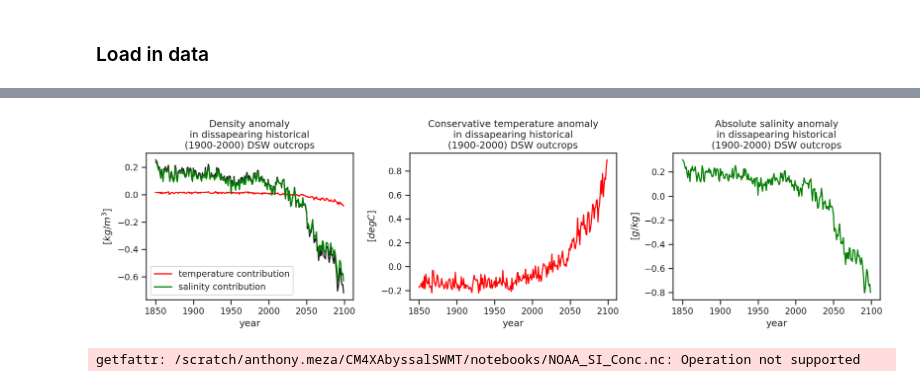
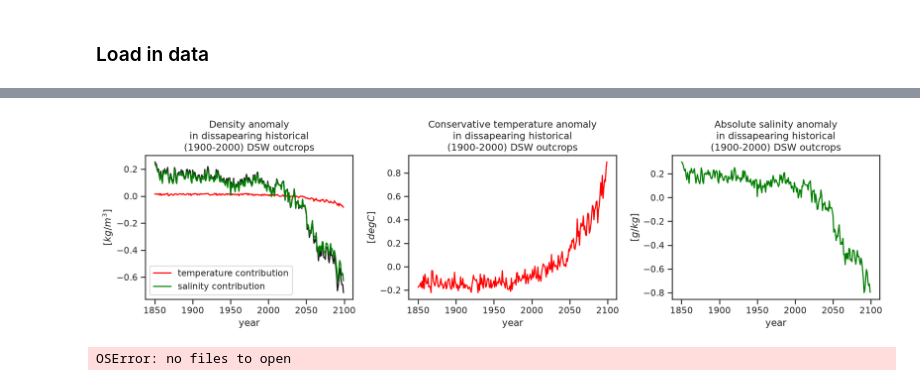
Before and after one commit to anthony-meza/CM4XAbyssalSWMT, a Jupyter notebook: notebooks/4.plotting_SouthernOcean_Surface_Budget_Paper_Analysis.ipynb, the cells around one changed output, grey strips where cells are left out. Saved outputs shown, nothing was run; the diff lists cells and outputs as text; code cells hidden in the pictures.

```diff
--- a/notebooks/4.plotting_SouthernOcean_Surface_Budget_Paper_Analysis.ipynb
+++ b/notebooks/4.plotting_SouthernOcean_Surface_Budget_Paper_Analysis.ipynb
@@ -148,7 +141,7 @@ toTg = 1e-9
 mass_flux_units_conversion = toTg / (ds_sfc_SWMT.areacello * ds_sfc_SWMT.wet)
 mass_flux_units = r"$Tg/s / m^2$"
 # %%
-mean_swmt_ds = xr.open_dataset(datadir("/model/DSW_SWMT_periods.zarr"))
+mean_swmt_ds = xr.open_dataset(outputdir("DSW_SWMT_periods.zarr"))
 mean_swmt = {
     str(k): mean_swmt_ds.sel(period=k).drop_vars("period")
     for k in mean_swmt_ds.coords["period"].values.tolist()
@@ -203,5 +204,5 @@ fig.savefig("plots/S2.DSW_outcrops_Spatial_Differences.png", dpi = 250, bbox_inc
 # %%
-ds_sfc_props = xr.open_mfdataset(datadir(f"/model/Southern_Ocean_50S_Monthly_Surface_Fluxes_And_Properties.zarr"))
+ds_sfc_props = xr.open_mfdataset(outputdir(f"Southern_Ocean_50S_Monthly_Surface_Fluxes_And_Properties.zarr"))
 # Define your custom seasons (example: tropical wet/dry seasons)
 def custom_seasons(month):
     """Define custom seasons based on month"""
@@ -222,12 +223,13 @@ season_labels = xr.apply_ufunc(
 ds_sfc_props_with_seasons = ds_sfc_props.assign_coords(custom_season=('time', season_labels.data))
 
 ds_sfc_props_winter_data = ds_sfc_props_with_seasons.where(ds_sfc_props_with_seasons.custom_season == 'winter', drop=True)
+ds_sfc_props_winter_data["sivol"] = ds_sfc_props_winter_data["sithick"] * ds_sfc_props_winter_data["siconc"] * ds_sfc_props_winter_data["areacello"]
 ds_sfc_props_winter_yearly_averages = ds_sfc_props_winter_data.groupby('time.year').mean('time').compute()
 # %%
 # ds_sfc_sigma_geq = ds_sfc_props_winter_yearly_averages.sel(exp = "forced")
 ds_sfc_props_mod = 1 * get_sigma2_at_surface(ds_sfc_props_winter_yearly_averages, keep_vars = False).where(ds_sfc_props_winter_yearly_averages.wet > 0.0)
-ds_sfc_props_mod["beta"] = gsw.beta(ds_sfc_props_mod.sa, ds_sfc_props_mod.ct, 0.0)
-ds_sfc_props_mod["alpha"] = gsw.alpha(ds_sfc_props_mod.sa, ds_sfc_props_mod.ct, 0.0)
+ds_sfc_props_mod["beta"] = gsw.beta(ds_sfc_props_mod.sos, ds_sfc_props_mod.tos, 2000.0)
+ds_sfc_props_mod["alpha"] = gsw.alpha(ds_sfc_props_mod.sos, ds_sfc_props_mod.tos, 2000.0)
 
 ds_sfc_sigma_geq = 1 * ds_sfc_props_mod
 # ds_sfc_sigma_geq_thermo = get_sigma2_at_surface(ds_sfc_sigma_geq, keep_vars = False)
@@ -275,33 +247,33 @@ get_anomaly = lambda ds, var: average_period(ds[var], slice(pert_period[0], pert
 get_anomaly_ts = lambda ds, var: ds[var] - ds[f"{var}_baseline"]
 
 
-ds_sigma_sfc_decomp = ds_sfc_sigma_geq[["rho2", "ct", "sa"]].sel(exp = "forced")
+ds_sigma_sfc_decomp = ds_sfc_sigma_geq[["rho2", "tos", "sos"]].sel(exp = "forced")
 ds_sigma_sfc_decomp["rho2_baseline"] = get_baselines(ds_sigma_sfc_decomp, "rho2")
-ds_sigma_sfc_decomp["ct_baseline"] = get_baselines(ds_sigma_sfc_decomp, "ct")
-ds_sigma_sfc_decomp["sa_baseline"] = get_baselines(ds_sigma_sfc_decomp, "sa")
+ds_sigma_sfc_decomp["tos_baseline"] = get_baselines(ds_sigma_sfc_decomp, "tos")
+ds_sigma_sfc_decomp["sos_baseline"] = get_baselines(ds_sigma_sfc_decomp, "sos")
 
 
 p_ref = 2000 #2000 dbar reference pressure
 
 # Calculate thermal expansion coefficient alpha (1/K) at reference pressure
 ds_sigma_sfc_decomp['alpha_baseline'] = xr.apply_ufunc(
-    gsw.alpha, ds_sigma_sfc_decomp["sa_baseline"], ds_sigma_sfc_decomp["ct_baseline"], p_ref, dask="parallelized"
+    gsw.alpha, ds_sigma_sfc_decomp["sos_baseline"], ds_sigma_sfc_decomp["tos_baseline"], p_ref, dask="parallelized"
 )
 
 # Calculate the haline contraction coefficient beta (kg/g) at reference pressure
 ds_sigma_sfc_decomp['beta_baseline'] = xr.apply_ufunc(
-    gsw.beta, ds_sigma_sfc_decomp["sa_baseline"], ds_sigma_sfc_decomp["ct_baseline"], p_ref, dask="parallelized"
+    gsw.beta, ds_sigma_sfc_decomp["sos_baseline"], ds_sigma_sfc_decomp["tos_baseline"], p_ref, dask="parallelized"
 )
 
 
 ds_sigma_sfc_decomp["rho2_anomaly"] = get_anomaly_ts(ds_sigma_sfc_decomp, "rho2")
-ds_sigma_sfc_decomp["ct_anomaly"] = get_anomaly_ts(ds_sigma_sfc_decomp, "ct")
-ds_sigma_sfc_decomp["sa_anomaly"] = get_anomaly_ts(ds_sigma_sfc_decomp, "sa")
+ds_sigma_sfc_decomp["tos_anomaly"] = get_anomaly_ts(ds_sigma_sfc_decomp, "tos")
+ds_sigma_sfc_decomp["sos_anomaly"] = get_anomaly_ts(ds_sigma_sfc_decomp, "sos")
 
 # rho0 = ds_sigma_sfc_decomp["rho2_baseline"] + 1000  #could eb comething else?
 rho0 = 1035
-ds_sigma_sfc_decomp["rho2_anomaly_ct_contrib"] = -rho0 * ds_sigma_sfc_decomp['alpha_baseline'] * ds_sigma_sfc_decomp["ct_anomaly"]
-ds_sigma_sfc_decomp["rho2_anomaly_sa_contrib"] =  rho0 * ds_sigma_sfc_decomp['beta_baseline']  * ds_sigma_sfc_decomp["sa_anomaly"]
+ds_sigma_sfc_decomp["rho2_anomaly_ct_contrib"] = -rho0 * ds_sigma_sfc_decomp['alpha_baseline'] * ds_sigma_sfc_decomp["tos_anomaly"]
+ds_sigma_sfc_decomp["rho2_anomaly_sa_contrib"] =  rho0 * ds_sigma_sfc_decomp['beta_baseline']  * ds_sigma_sfc_decomp["sos_anomaly"]
 
 ds_sigma_sfc_decomp["rho2_anomaly_recon"] = ds_sigma_sfc_decomp["rho2_anomaly_ct_contrib"] + ds_sigma_sfc_decomp["rho2_anomaly_sa_contrib"]
 # %%
@@ -313,34 +285,34 @@ temp_color = "red"
 sal_color = "green"
 ax = axes[0]
 area_weighted_average(ds_sigma_sfc_decomp["rho2_anomaly"], region_of_interest).plot(ax=ax, c= "k")
 
 ct_contrib = ds_sigma_sfc_decomp["rho2_anomaly_ct_contrib"]# + ds_sigma_sfc_decomp["rho2_baseline"]
 area_weighted_average(ct_contrib, region_of_interest).plot(ax=ax, label= "temperature contribution", c = temp_color)
 
 sa_contrib = ds_sigma_sfc_decomp["rho2_anomaly_sa_contrib"]# + ds_sigma_sfc_decomp["rho2_baseline"]
 
 area_weighted_average(sa_contrib, region_of_interest).plot(ax=ax, label= "salinity contribution", c = sal_color)
 ax.legend()
 ax.set_title(f"Density anomaly\nin dissapearing historical\n({reference_period}) DSW outcrops")
 ax.set_ylabel(r"$[kg/m^3]$")
 
 ax = axes[1]
 # plot temperature
-temp_line = area_weighted_average(ds_sigma_sfc_decomp["ct_anomaly"], region_of_interest).plot(ax=ax, color=temp_color)
+temp_line = area_weighted_average(ds_sigma_sfc_decomp["tos_anomaly"], region_of_interest).plot(ax=ax, color=temp_color)
 # label and color the left y‑axis for temperature
 ax.set_title(f"Conservative temperature anomaly\nin dissapearing historical\n({reference_period}) DSW outcrops")
 ax.set_ylabel(r"$[deg C]$")
 
 # twin for salinity
 axt = axes[2]
-salt_line = area_weighted_average(ds_sigma_sfc_decomp["sa_anomaly"], region_of_interest).plot(ax=axt, color=sal_color)
+salt_line = area_weighted_average(ds_sigma_sfc_decomp["sos_anomaly"], region_of_interest).plot(ax=axt, color=sal_color)
 # label and color the right y‑axis for salinity
 axt.set_title(f"Absolute salinity anomaly\nin dissapearing historical\n({reference_period}) DSW outcrops")
 axt.set_ylabel(r"$ [g/kg]$")
 
 fig.tight_layout()
 
 fig.savefig("plots/S3.Dissapearing_Outcrop_Thermodynamics.png", dpi = 250, bbox_inches = "tight")
 # %% [output]
-[figure, old version]
+[figure, new version]
 # %%
@@ -375,4 +320,38 @@ def set_ylabel_with_sci(ax, label):
-# %%
-noaa_si_conc = xr.open_dataset("NOAA_SI_Conc.nc")
-# %% [output]
-getfattr: /scratch/anthony.meza/CM4XAbyssalSWMT/notebooks/NOAA_SI_Conc.nc: Operation not supported
+# %%
+def preprocess_giomas(ds):
+    year = int(ds["year"])
+
+    time = np.array(
+        [np.datetime64(f"{year}-{month:02d}-01")
+         for month in ds["month"].values]
+    )
+
+    ds = ds.assign_coords(
+        time=("n", time),
+        lon_scaler=ds["lon_scaler"],
+        lat_scaler=ds["lat_scaler"],
+        z=ds["z"],
+        dz=ds["dz"],
+        dxt = ds["dxt"],
+        dyt = ds["dyt"],
+        darea = ds["dxt"] * 1e3 *  ds["dyt"] * 1e3,
+        # kmt = ds["kmt"],
+    )
+    ds = ds.drop_vars("kmt")
+
+    ds = ds.swap_dims({"n": "time"})
+    ds = ds.drop_vars(["year", "month"])
+
+    return ds.rename({"lon_scaler":"lon", "lat_scaler":"lat"})
+
+giomass = xr.open_mfdataset(
+    "GIOMAS/*",
+    preprocess=preprocess_giomas,
+    combine="by_coords")
+
+giomass["area"] = giomass["area"].where((giomass["area"] < 9999.9) * (giomass["area"] > 0.0))
+giomass["heff"] = giomass["heff"].where((giomass["heff"] < 9999.9) * (giomass["heff"] > 0.0))
+giomass["sivol"] = giomass["darea"] * giomass["heff"]
+giomass = giomass.groupby("time.year").mean("time").compute()
+# %% [output]
+OSError: no files to open
```
Also changed, not shown: parts of 22 cells of this notebook, 43 other files.
